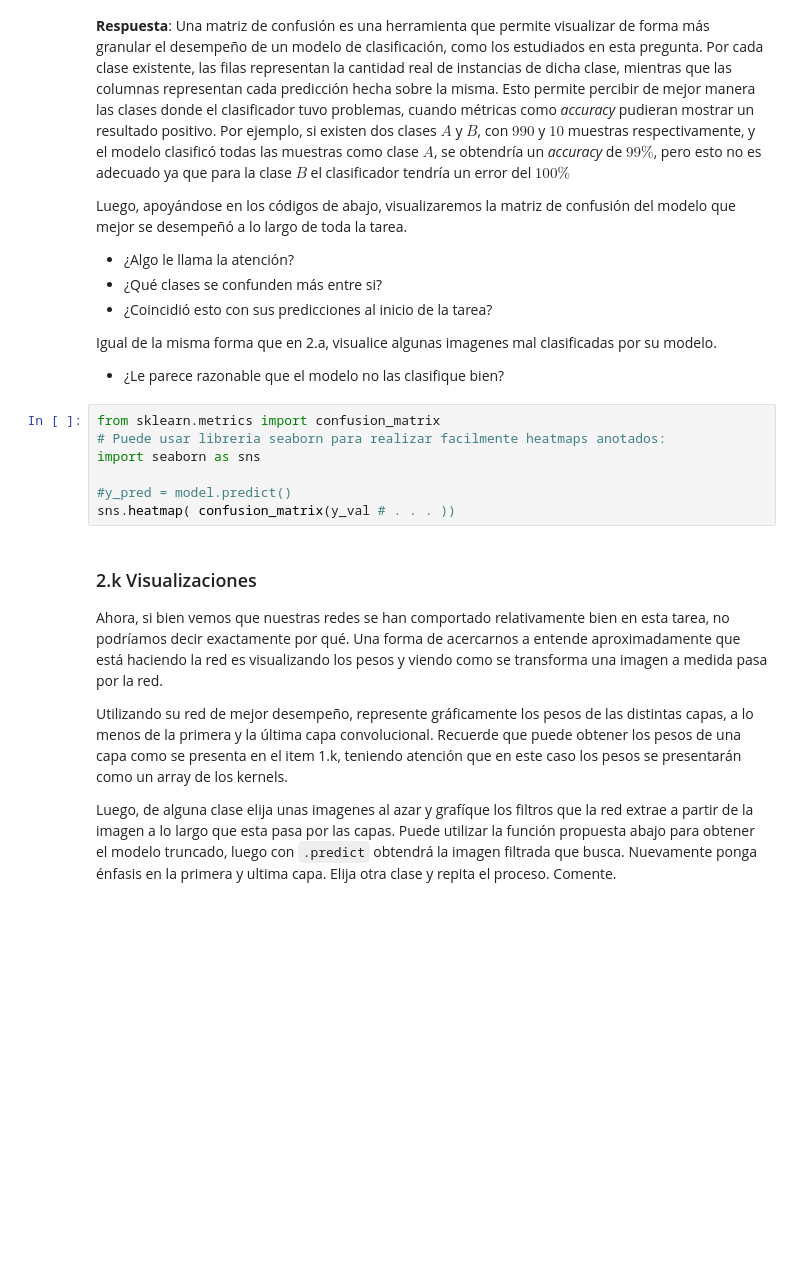
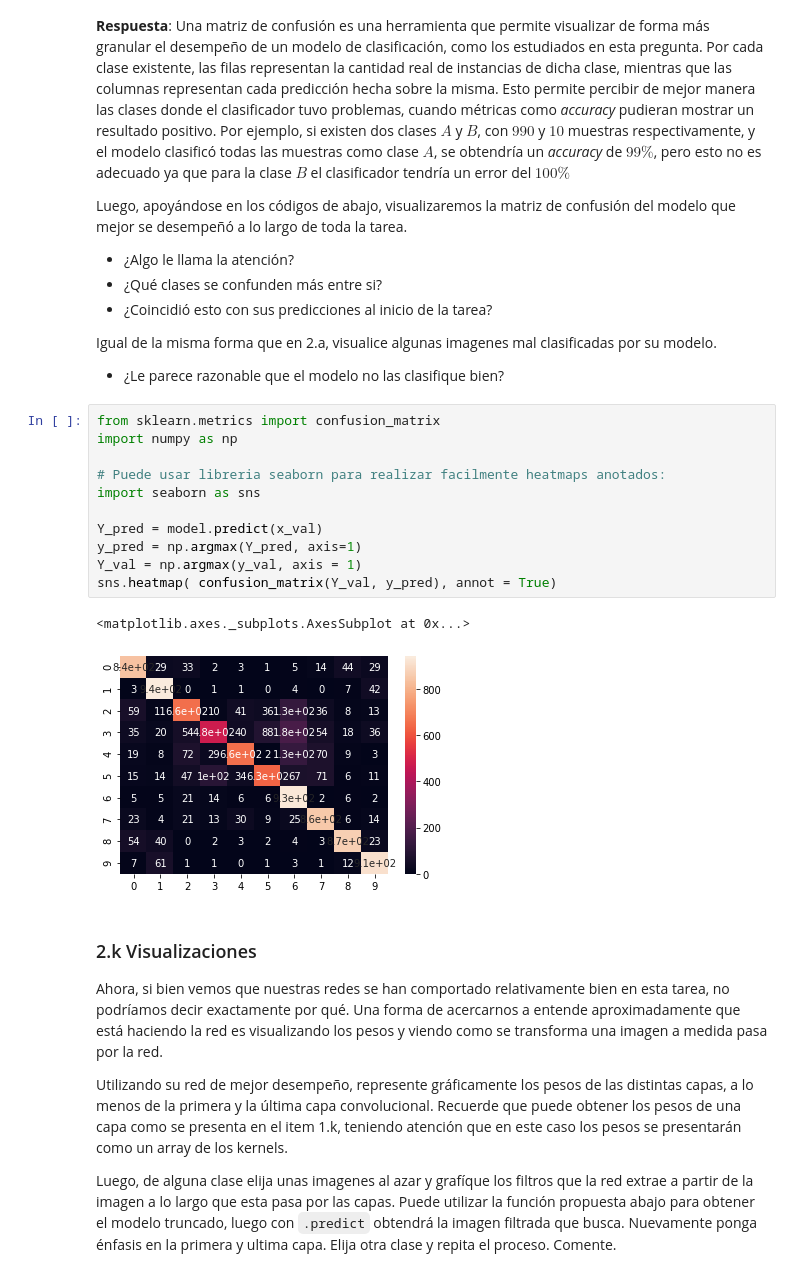
Before and after one commit to gekkoseba/Redes-neuronales, a Jupyter notebook: Tareas/Enunciado Tarea 1.ipynb, the cells around one changed output. Saved outputs shown, nothing was run; the diff lists cells and outputs as text; blank space fills up the shorter version.

```diff
--- a/Tareas/Enunciado Tarea 1.ipynb
+++ b/Tareas/Enunciado Tarea 1.ipynb
@@ -2198,11 +2197,18 @@ Igual de la misma forma que en 2.a, visualice algunas imagenes mal clasificadas
 - ¿Le parece razonable que el modelo no las clasifique bien?
 # %%
 from sklearn.metrics import confusion_matrix
+import numpy as np
+
 # Puede usar libreria seaborn para realizar facilmente heatmaps anotados:
 import seaborn as sns
 
-#y_pred = model.predict()
-sns.heatmap( confusion_matrix(y_val # . . . ))
+Y_pred = model.predict(x_val)
+y_pred = np.argmax(Y_pred, axis=1)
+Y_val = np.argmax(y_val, axis = 1)
+sns.heatmap( confusion_matrix(Y_val, y_pred), annot = True)
+# %% [output]
+<matplotlib.axes._subplots.AxesSubplot at 0x...>
+[figure, added]
 # %% [markdown]
 ### 2.k Visualizaciones
 
```
Also changed, not shown: parts of 2 cells of this notebook.
